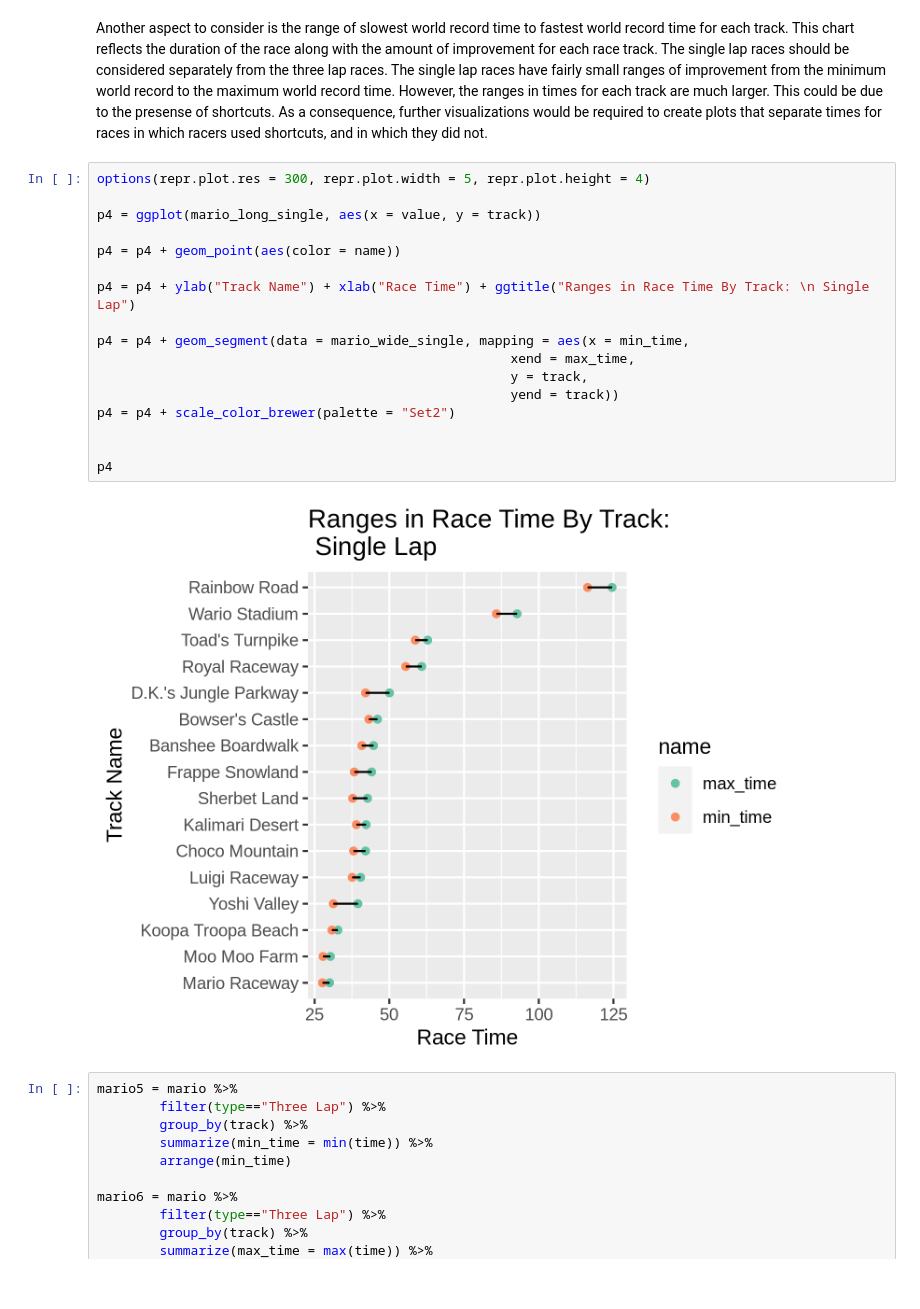
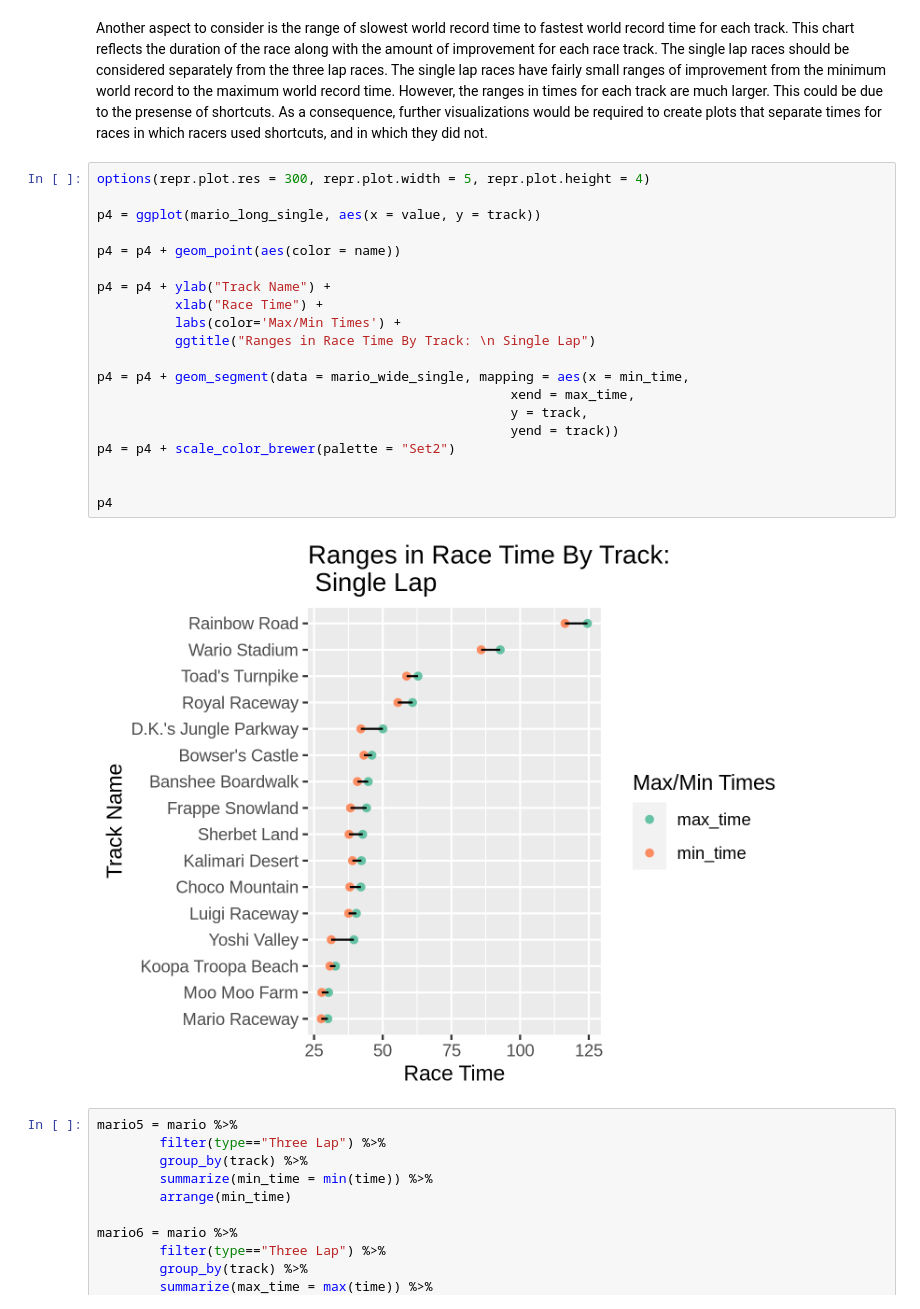
Before and after one commit to Ally-Wardell/BIOS512, a Jupyter notebook: BIOS512_final_project.ipynb, the cells around one changed output. Saved outputs shown, nothing was run; the diff lists cells and outputs as text.

```diff
--- a/BIOS512_final_project.ipynb
+++ b/BIOS512_final_project.ipynb
@@ -107,22 +107,25 @@ Another aspect to consider is the range of slowest world record time to fastest
 # %%
 options(repr.plot.res = 300, repr.plot.width = 5, repr.plot.height = 4)
 
 p4 = ggplot(mario_long_single, aes(x = value, y = track))
 
 p4 = p4 + geom_point(aes(color = name))
 
-p4 = p4 + ylab("Track Name") + xlab("Race Time") + ggtitle("Ranges in Race Time By Track: \n Single Lap")
+p4 = p4 + ylab("Track Name") +
+          xlab("Race Time") +
+          labs(color='Max/Min Times') +
+          ggtitle("Ranges in Race Time By Track: \n Single Lap")
 
 p4 = p4 + geom_segment(data = mario_wide_single, mapping = aes(x = min_time,
                                                      xend = max_time,
                                                      y = track,
                                                      yend = track))
 p4 = p4 + scale_color_brewer(palette = "Set2")
 
 
 p4
 # %% [output]
-[figure, old version]
+[figure, new version]
 # %%
 mario5 = mario %>%
         filter(type=="Three Lap") %>%
```
Also changed, not shown: parts of 3 cells of this notebook.
